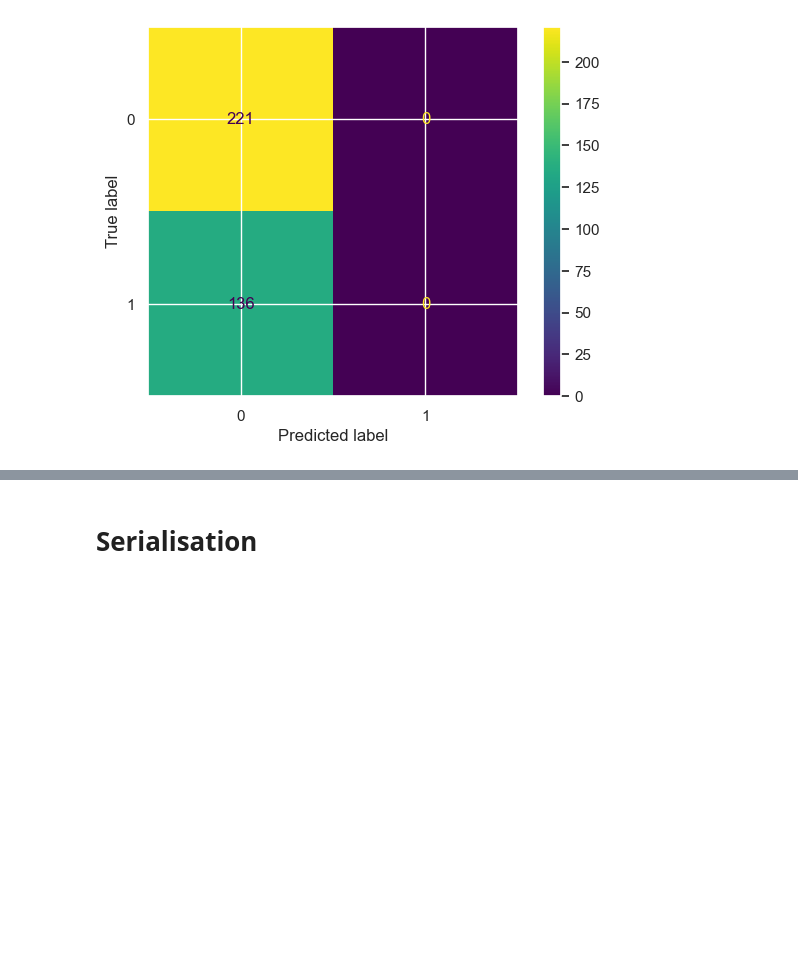
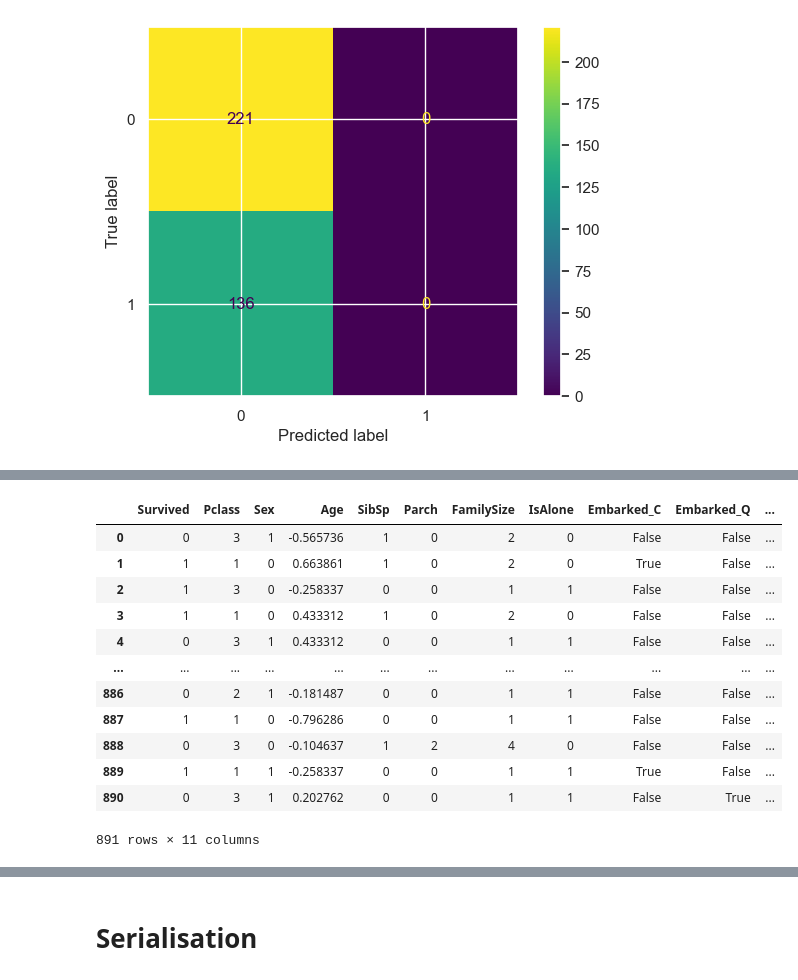
Before and after one commit to viz-graffito/Titanic-Death-Predictor, a Jupyter notebook: main.ipynb, the cells around one changed output, grey strips where cells are left out. Saved outputs shown, nothing was run; the diff lists cells and outputs as text; code cells hidden in the pictures; blank space fills up the shorter version.

Commit message:
'embarkedoheremoval'

```diff
--- a/main.ipynb
+++ b/main.ipynb
@@ -1423,0 +1488,3 @@ cor.plot()
+# %%
+train_df['Sex'] = train_df['Sex'].map({'female': 0, 'male': 1}).astype(int)
+train_df = pd.get_dummies(train_df, columns=['Embarked'])
@@ -1423,0 +1526,4 @@ cor.plot()
+# %%
+train_num = train_df.select_dtypes(include=[ 'float64'])
+
+train_num.head()
@@ -1423,0 +1539,15 @@ cor.plot()
+# %%
+# scaling the numerical features
+
+from sklearn.preprocessing import StandardScaler
+
+scaler = StandardScaler()
+
+# column names are (annoyingly) lost after Scaling
+# (i.e. the dataframe is converted to a numpy ndarray)
+
+train_num_rescaled = pd.DataFrame(scaler.fit_transform(train_num),
+                                    columns = train_num.columns,
+                                    index = train_num.index)
+
+train_num_rescaled.head()
@@ -1423,0 +1581,2 @@ cor.plot()
+# %%
+train_df['Age'] = train_num_rescaled
@@ -1423,0 +1585,16 @@ cor.plot()
+# %%
+train_df
+# %% [output]
+|  | Survived | Pclass | Sex | Age | SibSp | Parch | FamilySize | IsAlone | Embarked_C | Embarked_Q | ... |
+| 0 | 0 | 3 | 1 | -0.565736 | 1 | 0 | 2 | 0 | False | False | ... |
+| 1 | 1 | 1 | 0 | 0.663861 | 1 | 0 | 2 | 0 | True | False | ... |
+| 2 | 1 | 3 | 0 | -0.258337 | 0 | 0 | 1 | 1 | False | False | ... |
+| 3 | 1 | 1 | 0 | 0.433312 | 1 | 0 | 2 | 0 | False | False | ... |
+| 4 | 0 | 3 | 1 | 0.433312 | 0 | 0 | 1 | 1 | False | False | ... |
+| ... | ... | ... | ... | ... | ... | ... | ... | ... | ... | ... | ... |
+| 886 | 0 | 2 | 1 | -0.181487 | 0 | 0 | 1 | 1 | False | False | ... |
+| 887 | 1 | 1 | 0 | -0.796286 | 0 | 0 | 1 | 1 | False | False | ... |
+| 888 | 0 | 3 | 0 | -0.104637 | 1 | 2 | 4 | 0 | False | False | ... |
+| 889 | 1 | 1 | 1 | -0.258337 | 0 | 0 | 1 | 1 | True | False | ... |
+| 890 | 0 | 3 | 1 | 0.202762 | 0 | 0 | 1 | 1 | False | True | ... |
+891 rows × 11 columns
```
Also changed, not shown: parts of 46 cells of this notebook, 1 other file.
